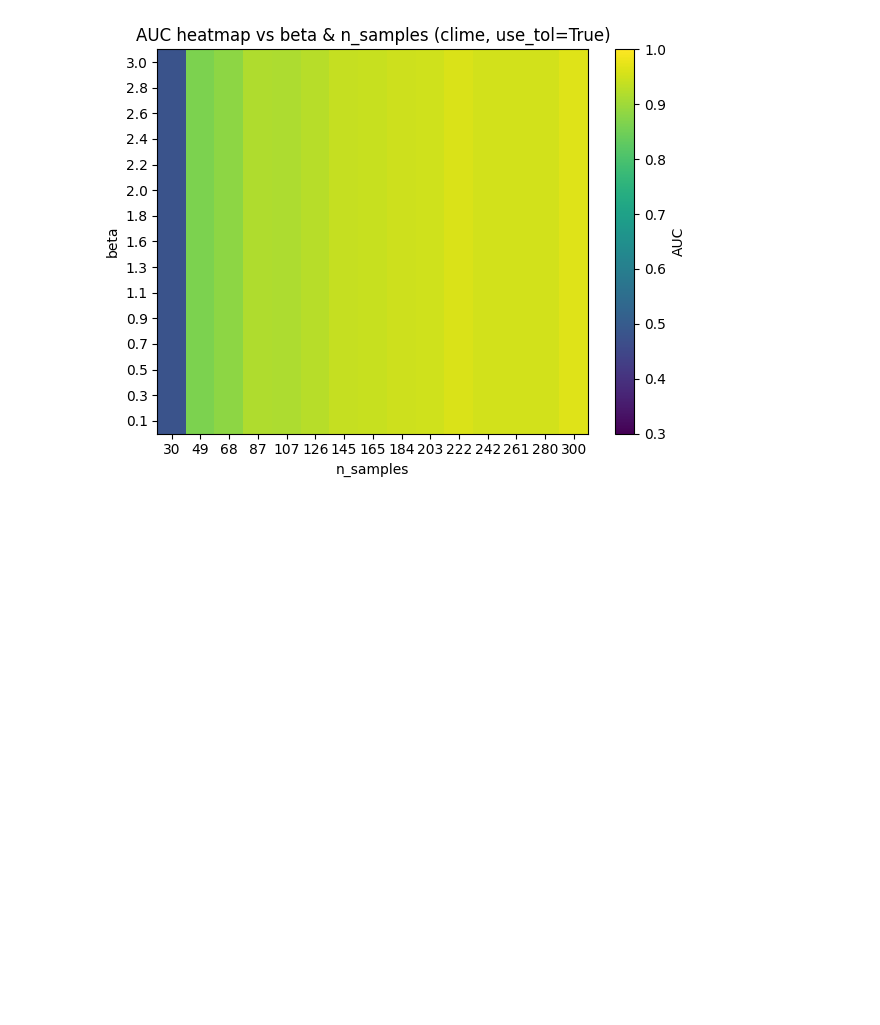
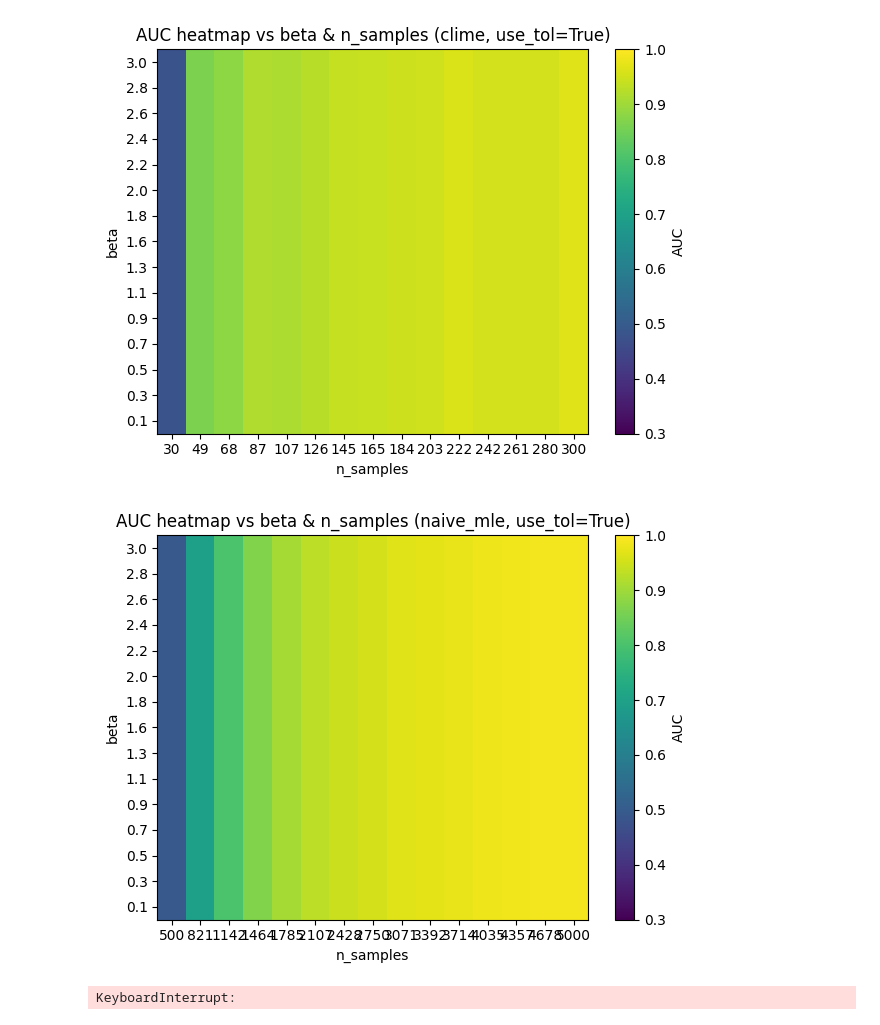
Before and after one commit to RaffoLuca18/Inference_Methods, a Jupyter notebook: GGM_main.ipynb, the cells around one changed output. Cells and saved outputs as stored; diff of their text form; code cells hidden in the pictures; blank space fills up the shorter version.

```diff
--- a/GGM_main.ipynb
+++ b/GGM_main.ipynb
@@ -109,3 +109,18 @@ GGM_diagnostics.complete_experiment(precision, n_samples, "graphical_score_match
 GGM_diagnostics.complete_experiment(precision, n_samples, "clime")
 # %% [output]
 [figure]
+# %%
+n_spins = 500
+n_samples = 5000
+
+precision = GGM_sampler.precision_maker(n_spins, p = 0.1)
+
+samples = GGM_sampler.precision_sampler(precision, n_samples)
+# %%
+GGM_diagnostics.complete_experiment(precision, n_samples, "naive_mle")
+# %% [output]
+[figure, added]
+# %%
+GGM_diagnostics.complete_experiment(precision, n_samples, "graphical_score_matching")
+# %% [output]
+KeyboardInterrupt:
```
Also changed, not shown: parts of 2 cells of this notebook, 6 other files.
